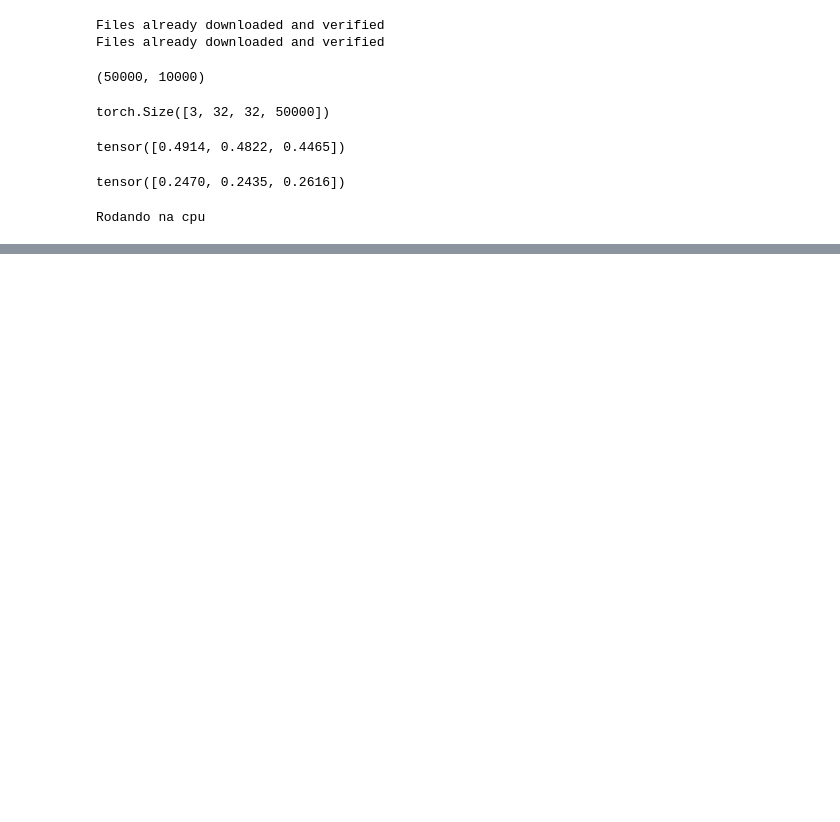
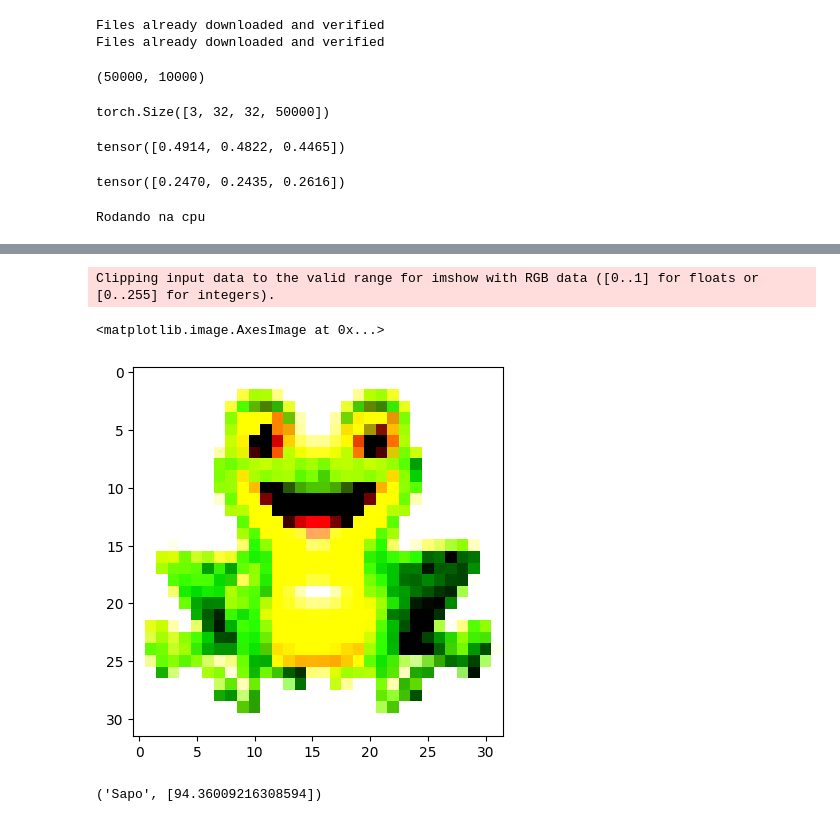
Before and after one commit to garotola/MonitoriaIA, a Jupyter notebook: 01 - Aprendendo IA/Perceptron/MLP - CIFAR10.ipynb, the cells around one changed output, grey strips where cells are left out. Cells and saved outputs as stored; diff of their text form; code cells hidden in the pictures; blank space fills up the shorter version.

```diff
--- a/01 - Aprendendo IA/Perceptron/MLP - CIFAR10.ipynb
+++ b/01 - Aprendendo IA/Perceptron/MLP - CIFAR10.ipynb
@@ -125,0 +141,17 @@ for t in range(epochs) :
+# %%
+prep_transforms = tt.Compose([
+    tt.Resize((32,32)),
+    tt.ToTensor(),
+    tt.Normalize(
+    (0.4914, 0.4822, 0.4465),
+    (0.2470, 0.2435, 0.2616))
+
+])
+
+img_tensor = prep_transforms(img)
+# %%
+plt.imshow(img_tensor.permute(1,2, 0))
+# %% [output]
+Clipping input data to the valid range for imshow with RGB data ([0..1] for floats or [0..255] for integers).
+<matplotlib.image.AxesImage at 0x...>
+[figure, added]
@@ -125,0 +160,16 @@ for t in range(epochs) :
+# %%
+import operator
+output = model(batch)
+logits = torch.nn.functional.softmax(output, dim=1) * 100
+prob_dict = {}
+
+
+
+for i, classname in enumerate(CATEGORIES):
+  prob = logits[0][i].item()
+  prob_dict[classname] = [prob]
+
+result = max(prob_dict.items(), key=operator.itemgetter(1))
+result
+# %% [output]
+('Sapo', [94.36009216308594])
```
Also changed, not shown: parts of 4 cells of this notebook, 1 other file.
